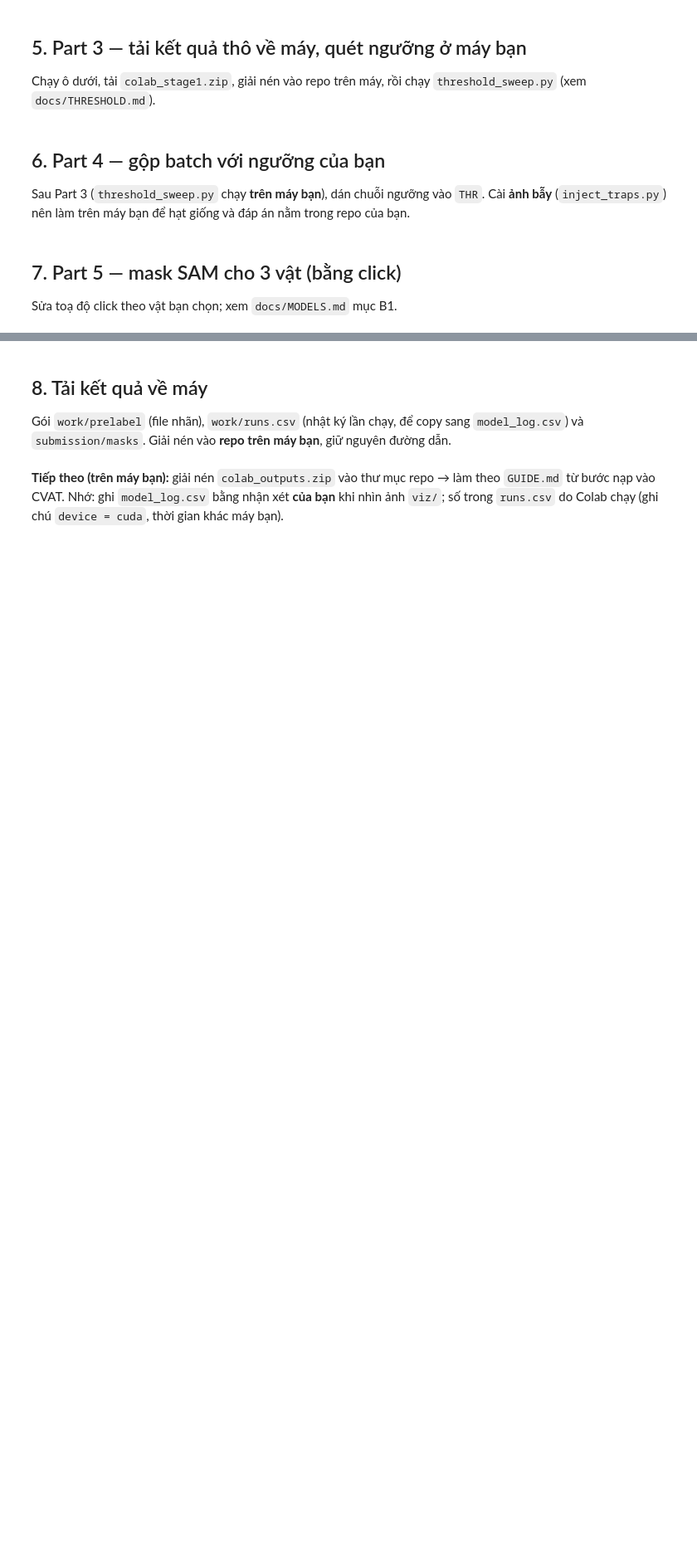
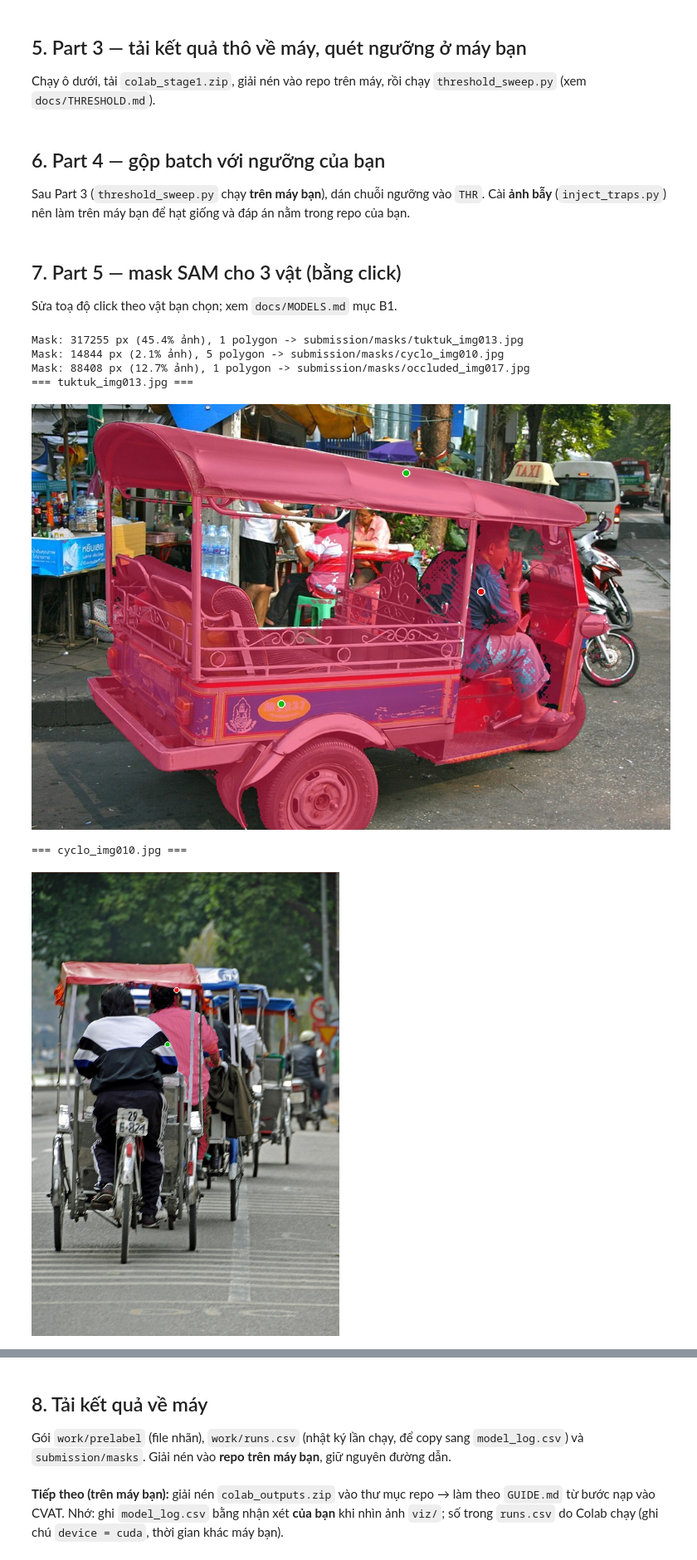
Before and after one commit to phdang95/K5-L23-DAY08-2A202603229-PhanHaiDang-AIPrelabel, a Jupyter notebook: notebooks/day08_colab.ipynb, the cells around one changed output, grey strips where cells are left out. Shown at 83% size. Drawn from its saved outputs; the diff is of its cells as text; code cells hidden in the pictures; blank space fills up the shorter version.

```diff
--- a/notebooks/day08_colab.ipynb
+++ b/notebooks/day08_colab.ipynb
@@ -76,7 +113,32 @@ THR = "person=0.35,bicycle=0.3,motorbike=0.35,car=0.3,bus=0.3,truck=0.4,three_wh
 ## 7. Part 5 — mask SAM cho 3 vật (bằng click)
 Sửa toạ độ click theo vật bạn chọn; xem `docs/MODELS.md` mục B1.
 # %%
-SAM = "sam2.1_b.pt"     # SAM 1: mobile_sam.pt | sam_b.pt ; SAM 2.1: sam2.1_t/s/b/l.pt
+SAM = "sam2.1_b.pt"
+
+# 1. Tuk-tuk có người lái (img_013)
 !python scripts/sam2_points.py --image img_013.jpg --pos "400,480" --pos "600,110" --neg "720,300" --sam $SAM --out submission/masks --name tuktuk_img013
+
+# 2. Xích lô (img_010)
+!python scripts/sam2_points.py --image img_010.jpg --pos "300,380" --neg "320,260" --sam $SAM --out submission/masks --name cyclo_img010
+
+# 3. Vật bị che (img_017)
+!python scripts/sam2_points.py --image img_017.jpg --pos "500,350" --neg "520,280" --sam $SAM --out submission/masks --name occluded_img017
+
+# Hiển thị cả 3 ảnh để kiểm tra
 from IPython.display import Image, display
-display(Image("submission/masks/tuktuk_img013.jpg"))
+for name in ["tuktuk_img013.jpg", "cyclo_img010.jpg", "occluded_img017.jpg"]:
+    print("=== " + name + " ===")
+    display(Image(f"submission/masks/{name}"))
+
+# Nén và tải về máy
+!zip -rq masks.zip submission/masks
+from google.colab import files
+files.download("masks.zip")
+# %% [output]
+Mask: 317255 px (45.4% ảnh), 1 polygon -> submission/masks/tuktuk_img013.jpg
+Mask: 14844 px (2.1% ảnh), 5 polygon -> submission/masks/cyclo_img010.jpg
+Mask: 88408 px (12.7% ảnh), 1 polygon -> submission/masks/occluded_img017.jpg
+=== tuktuk_img013.jpg ===
+[figure, added]
+=== cyclo_img010.jpg ===
+[figure, added]
```
Also changed, not shown: parts of 4 cells of this notebook.
